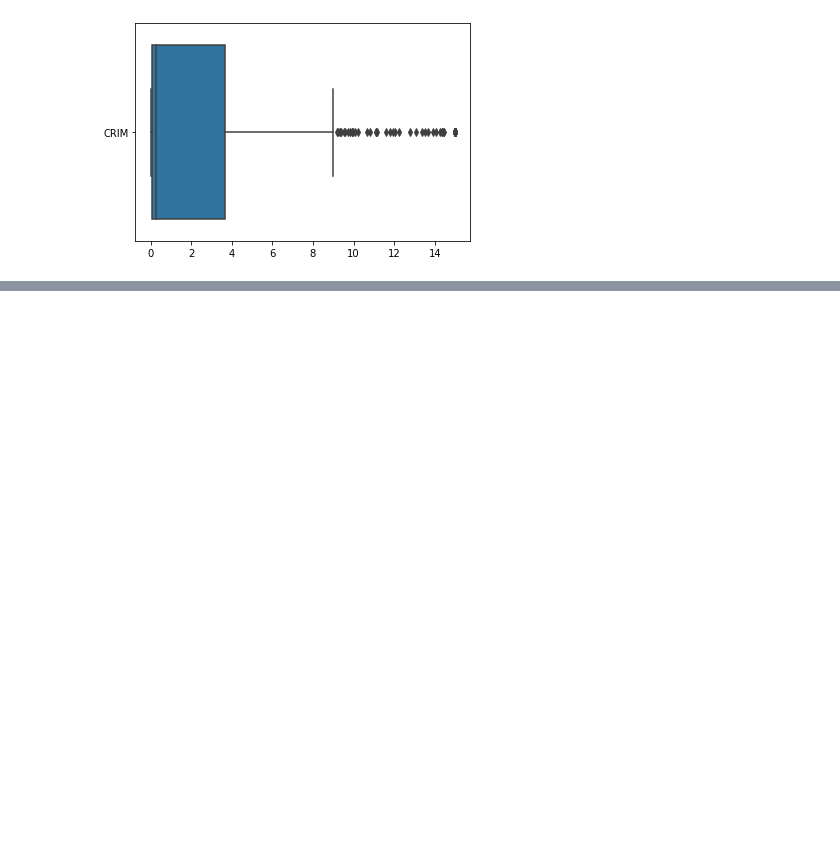
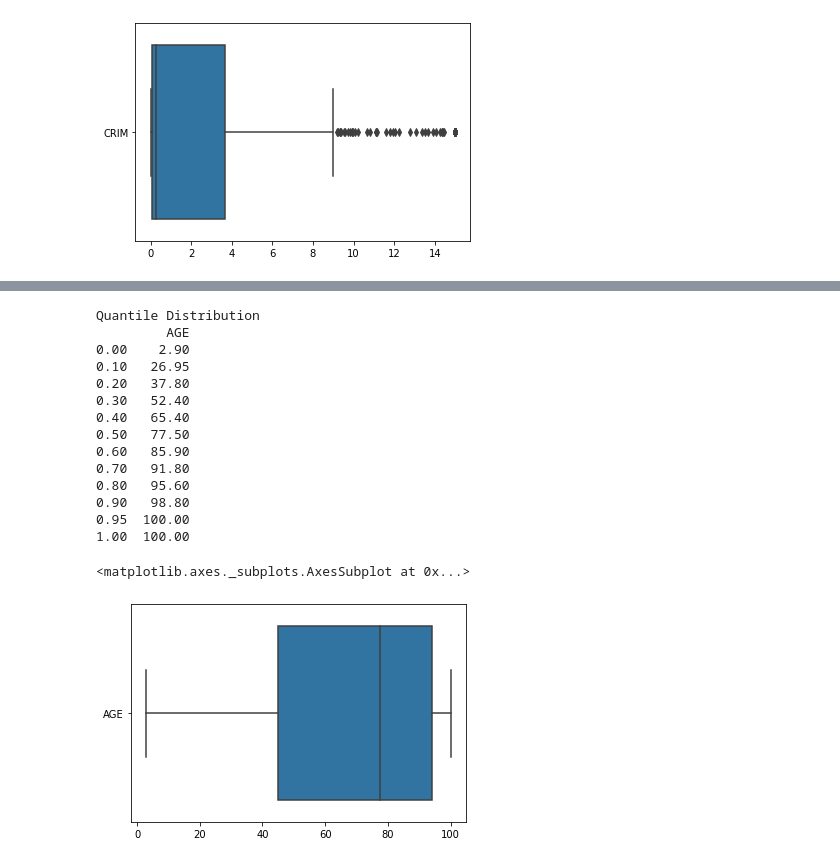
Before and after one commit to sandipanpaul21/Machine-Learning-in-Python-Code, a Jupyter notebook: 07_Simple_and_Multiple_Regression.ipynb, the cells around one changed output, grey strips where cells are left out. Drawn from its saved outputs; the diff is of its cells as text; code cells hidden in the pictures; blank space fills up the shorter version.

```diff
--- a/07_Simple_and_Multiple_Regression.ipynb
+++ b/07_Simple_and_Multiple_Regression.ipynb
@@ -347,0 +427,25 @@ Quantile Distribution
+# %%
+# AGE Column
+
+print("Quantile Distribution")
+print(pd.DataFrame(independent_variables['AGE'].quantile([0, 0.1, 0.2, 0.3, 0.4, 0.5, 0.6, 0.7, 0.8, 0.9,0.95 ,1])))
+sns.boxplot(data = independent_variables, orient = 'h', order = ['AGE'])
+
+# Inference : NO OUTLIERS
+# %% [output]
+Quantile Distribution
+         AGE
+0.00    2.90
+0.10   26.95
+0.20   37.80
+0.30   52.40
+0.40   65.40
+0.50   77.50
+0.60   85.90
+0.70   91.80
+0.80   95.60
+0.90   98.80
+0.95  100.00
+1.00  100.00
+<matplotlib.axes._subplots.AxesSubplot at 0x...>
+[figure, added]
```
Also changed, not shown: parts of 10 cells of this notebook.
